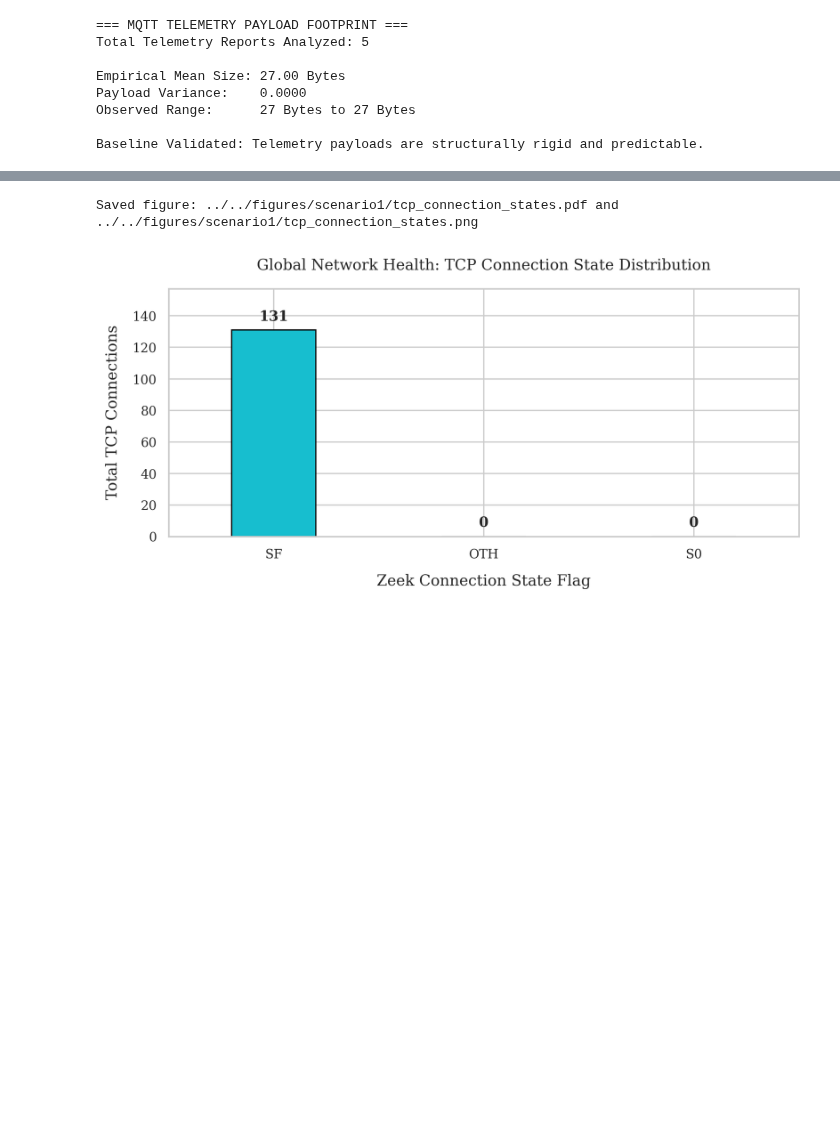
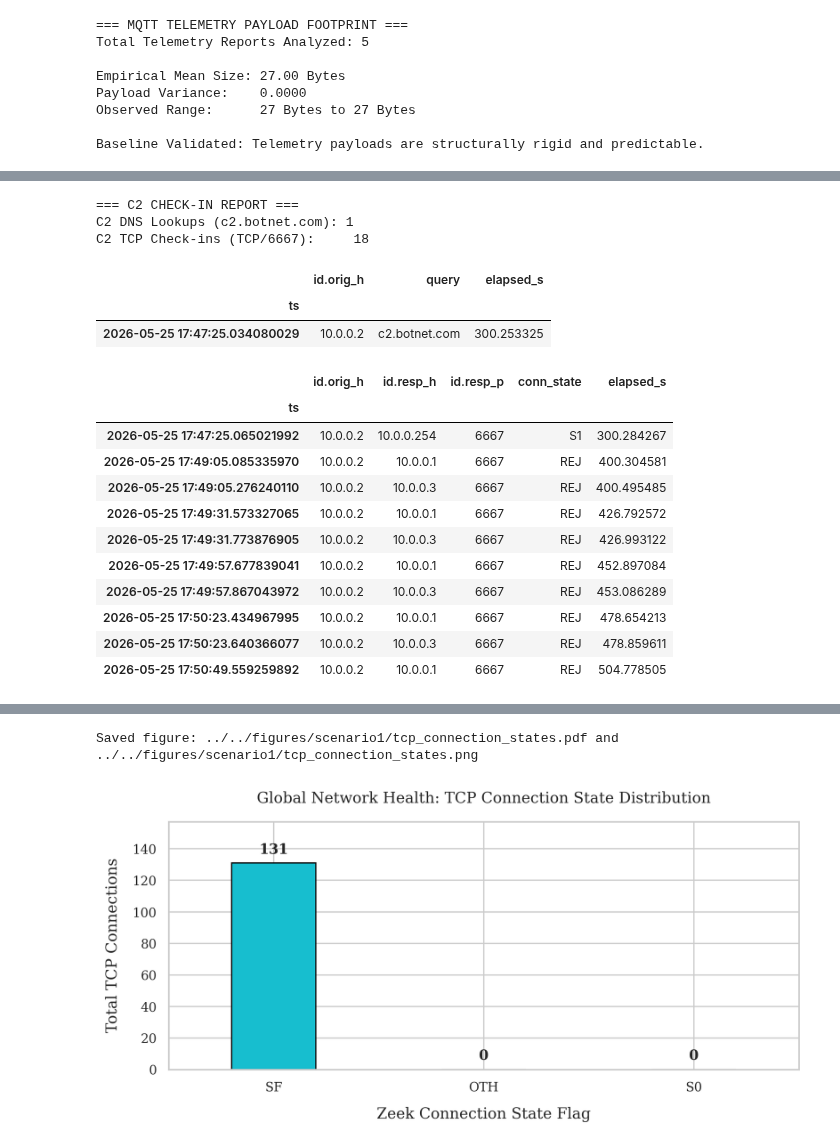
Before and after one commit to thismanera/iot_forensics_project, a Jupyter notebook: code/analysis/scenario4_analysis.ipynb, the cells around one changed output, grey strips where cells are left out. Saved outputs shown, nothing was run; the diff lists cells and outputs as text; code cells hidden in the pictures; blank space fills up the shorter version.

```diff
--- a/code/analysis/scenario4_analysis.ipynb
+++ b/code/analysis/scenario4_analysis.ipynb
@@ -580,0 +614,49 @@ Baseline Validated: Telemetry payloads are structurally rigid and predictable.
+# %%
+# ==========================================
+# 4.1 C2 DNS and IRC Check-In
+# ==========================================
+
+capture_start = conn_df.index.min()
+
+if 'query' in dns_df.columns:
+    c2_dns = dns_df[dns_df['query'] == 'c2.botnet.com'].copy()
+else:
+    c2_dns = pd.DataFrame()
+
+c2_tcp = conn_df[
+    (conn_df['id.orig_h'] == '10.0.0.2') &
+    (conn_df['id.resp_p'] == 6667) &
+    (conn_df['proto'] == 'tcp')
+] .copy()
+
+print("=== C2 CHECK-IN REPORT ===")
+print(f"C2 DNS Lookups (c2.botnet.com): {len(c2_dns)}")
+print(f"C2 TCP Check-ins (TCP/6667):     {len(c2_tcp)}\n")
+
+if len(c2_dns) > 0:
+    c2_dns['elapsed_s'] = (c2_dns.index - capture_start).total_seconds()
+    display(c2_dns[['id.orig_h', 'query', 'elapsed_s']].head(10))
+
+if len(c2_tcp) > 0:
+    c2_tcp = c2_tcp.sort_index()
+    c2_tcp['elapsed_s'] = (c2_tcp.index - capture_start).total_seconds()
+    display(c2_tcp[['id.orig_h', 'id.resp_h', 'id.resp_p', 'conn_state', 'elapsed_s']].head(10))
+# %% [output]
+=== C2 CHECK-IN REPORT ===
+C2 DNS Lookups (c2.botnet.com): 1
+C2 TCP Check-ins (TCP/6667):     18
+|  | id.orig_h | query | elapsed_s |
+| ts |  |  |  |
+| 2026-05-25 17:47:25.034080029 | 10.0.0.2 | c2.botnet.com | 300.253325 |
+|  | id.orig_h | id.resp_h | id.resp_p | conn_state | elapsed_s |
+| ts |  |  |  |  |  |
+| 2026-05-25 17:47:25.065021992 | 10.0.0.2 | 10.0.0.254 | 6667 | S1 | 300.284267 |
+| 2026-05-25 17:49:05.085335970 | 10.0.0.2 | 10.0.0.1 | 6667 | REJ | 400.304581 |
+| 2026-05-25 17:49:05.276240110 | 10.0.0.2 | 10.0.0.3 | 6667 | REJ | 400.495485 |
+| 2026-05-25 17:49:31.573327065 | 10.0.0.2 | 10.0.0.1 | 6667 | REJ | 426.792572 |
+| 2026-05-25 17:49:31.773876905 | 10.0.0.2 | 10.0.0.3 | 6667 | REJ | 426.993122 |
+| 2026-05-25 17:49:57.677839041 | 10.0.0.2 | 10.0.0.1 | 6667 | REJ | 452.897084 |
+| 2026-05-25 17:49:57.867043972 | 10.0.0.2 | 10.0.0.3 | 6667 | REJ | 453.086289 |
+| 2026-05-25 17:50:23.434967995 | 10.0.0.2 | 10.0.0.1 | 6667 | REJ | 478.654213 |
+| 2026-05-25 17:50:23.640366077 | 10.0.0.2 | 10.0.0.3 | 6667 | REJ | 478.859611 |
+| 2026-05-25 17:50:49.559259892 | 10.0.0.2 | 10.0.0.1 | 6667 | REJ | 504.778505 |
```
Also changed, not shown: parts of 27 cells of this notebook, 8 other files.
